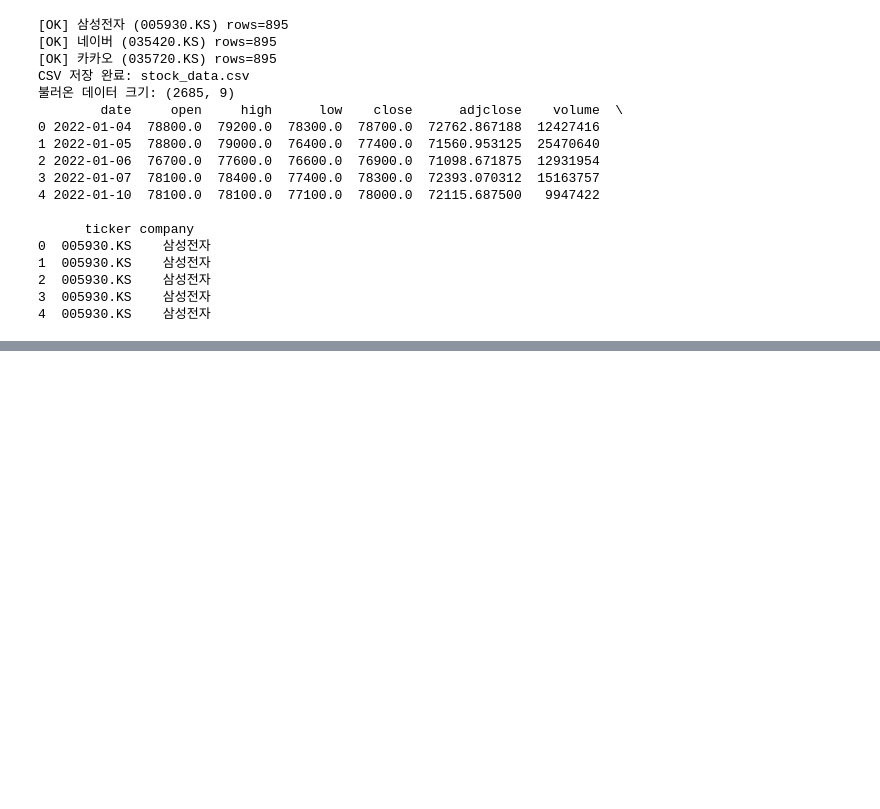
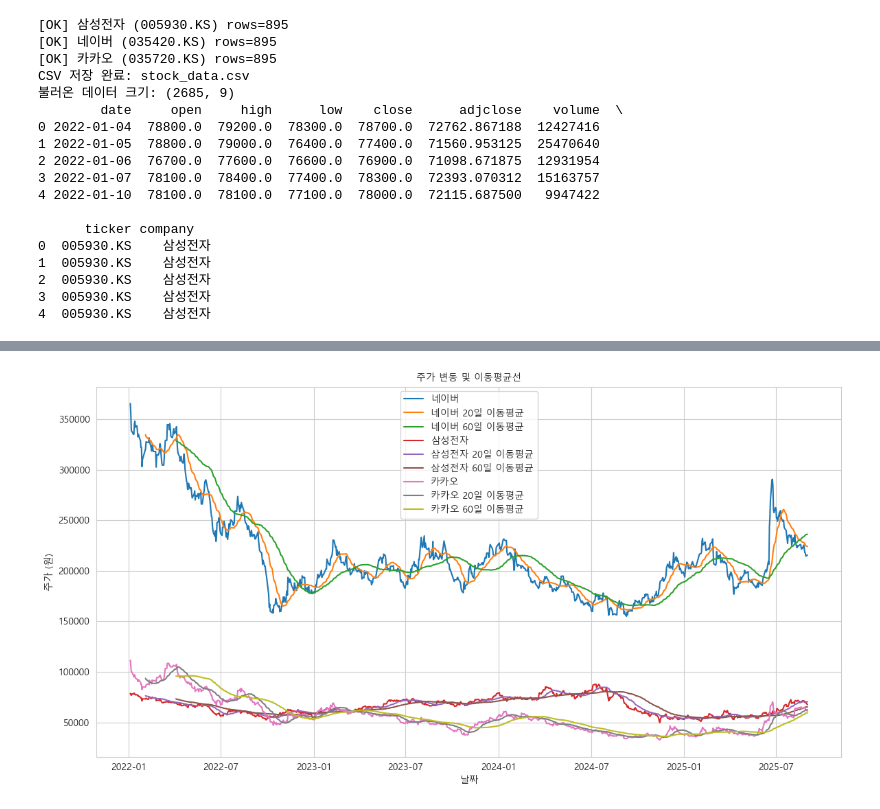
Before and after one commit to reokkamy/Phtyon-Basic-250901-k6, a Jupyter notebook: ch7/finance_test.ipynb, the cells around one changed output, grey strips where cells are left out. Drawn from its saved outputs; the diff is of its cells as text; code cells hidden in the pictures; blank space fills up the shorter version.

```diff
--- a/ch7/finance_test.ipynb
+++ b/ch7/finance_test.ipynb
@@ -219,3 +202,24 @@ CSV 저장 완료: stock_data.csv
 2  005930.KS    삼성전자
 3  005930.KS    삼성전자
 4  005930.KS    삼성전자
+# %%
+
+
+# CSV에서 불러온 데이터 활용
+# (loaded는 [date, open, high, low, close, adjclose, volume, company] 구조)
+
+# pivot_table 또는 pivot 사용
+close_prices = loaded.pivot(index="date", columns="company", values="close")
+# 결과 확인
+print(close_prices.head())
+
+# 빈 DataFrame 생성
+close_prices_alt = pd.DataFrame()
+
+# company별로 close만 추출해 열 단위로 추가
+for company in tickers.keys():
+    company_df = loaded[loaded["company"] == company]
+    close_prices_alt[company] = company_df.set_index("date")["close"]
+
+# 결과 확인
+print(close_prices_alt.head())
@@ -221,0 +273,24 @@ CSV 저장 완료: stock_data.csv
+# %%
+# 이동 평균선 계산
+ma_days = [20, 60]
+for ma in ma_days:
+    for company in close_prices.columns:
+        column_name = f'{company} {ma}일 이동평균'
+        close_prices[column_name] = close_prices[company].rolling(window=ma).mean()
+
+# 시각화
+plt.figure(figsize=(14, 7))
+for company in close_prices.columns[:3]:
+    plt.plot(close_prices.index, close_prices[company], label=company)
+    for ma in ma_days:
+        plt.plot(close_prices.index, close_prices[f'{company} {ma}일 이동평균'],
+                 label=f'{company} {ma}일 이동평균')
+
+plt.title('주가 변동 및 이동평균선', fontproperties=font_prop)
+plt.xlabel('날짜', fontproperties=font_prop)
+plt.ylabel('주가 (원)', fontproperties=font_prop)
+plt.legend(prop=font_prop)
+plt.grid(True)
+plt.show()
+# %% [output]
+[figure, added]
```
Also changed, not shown: parts of 6 cells of this notebook.
